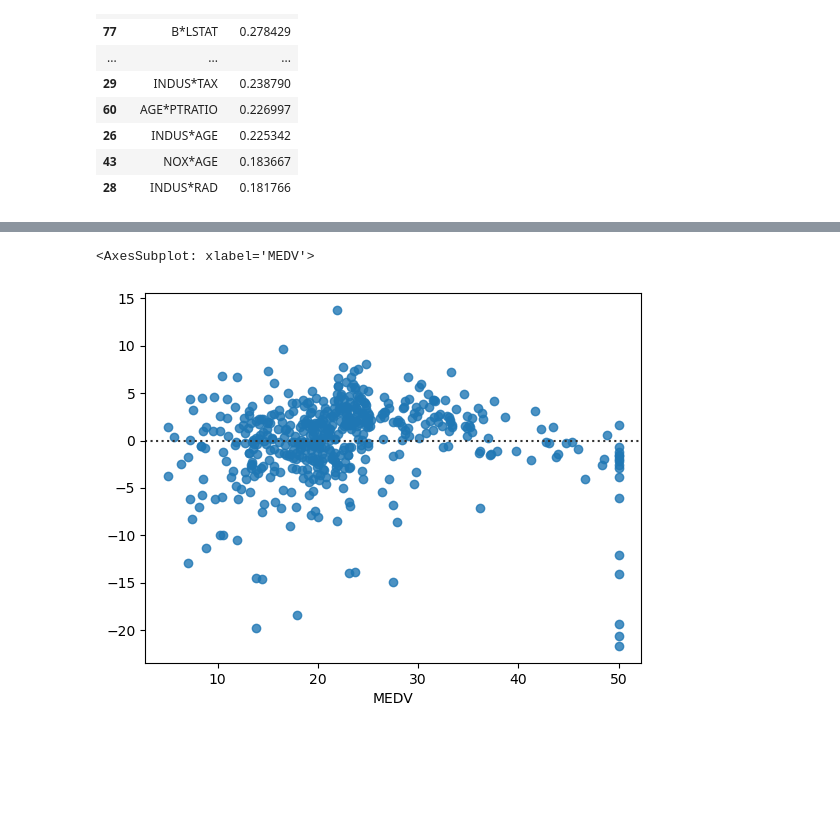
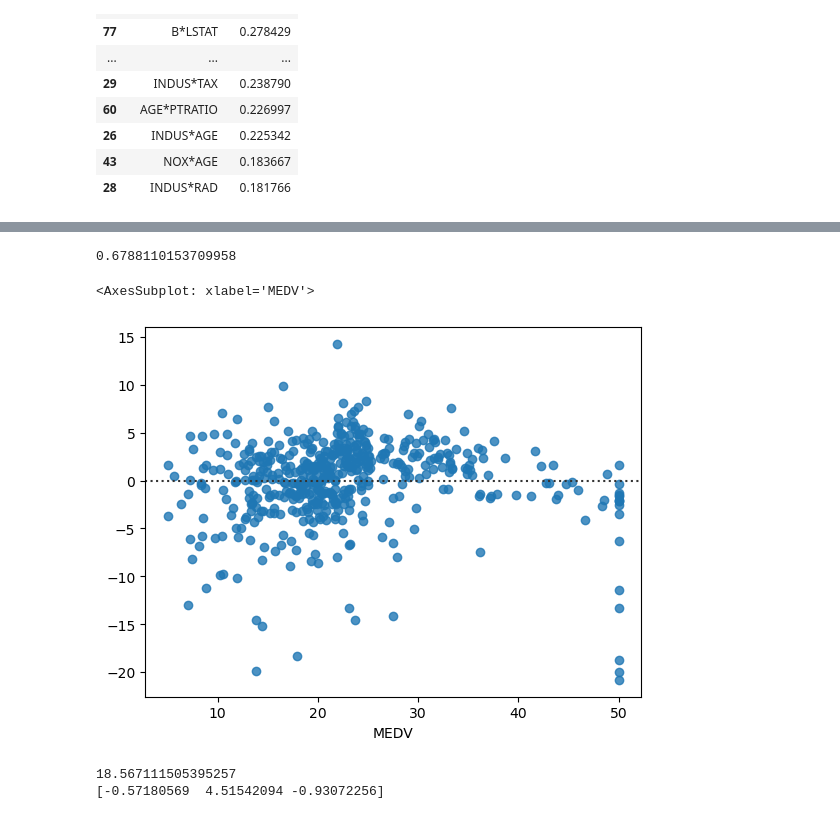
Before and after one commit to b-o-l-l-a/aes-eeng415, a Jupyter notebook: hw4/hw4.ipynb, the cells around one changed output, grey strips where cells are left out. Saved outputs shown, nothing was run; the diff lists cells and outputs as text; code cells hidden in the pictures; blank space fills up the shorter version.

```diff
--- a/hw4/hw4.ipynb
+++ b/hw4/hw4.ipynb
@@ -184,18 +191,27 @@ full_lm_df.sort_values("r_squared", ascending=False).head(25)
 final_lm = linear_model.LinearRegression()
 
 
-final_lm.fit(predictor_df_w_interactions[["INDUS*NOX", "LSTAT", "RM", "PTRATIO", "TAX"]], response_df)
-r_squared = final_lm.score(predictor_df_w_interactions[["INDUS*NOX", "LSTAT", "RM", "PTRATIO", "TAX"]], response_df)
+final_lm.fit(predictor_df_w_interactions[["INDUS*NOX", "LSTAT", "RM", "PTRATIO"]], response_df)
+r_squared = final_lm.score(predictor_df_w_interactions[["INDUS*NOX", "LSTAT", "RM", "PTRATIO"]], response_df)
+print(r_squared)
+# %% [output]
+0.6788110153709958
 # %%
 final_lm = linear_model.LinearRegression()
-final_lm.fit(predictor_df_w_interactions[["LSTAT", "RM", "PTRATIO", "TAX"]], response_df)
-r_squared = final_lm.score(predictor_df_w_interactions[["LSTAT", "RM", "PTRATIO", "TAX"]], response_df)
+final_lm.fit(predictor_df_w_interactions[["LSTAT", "RM", "PTRATIO"]], response_df)
+r_squared = final_lm.score(predictor_df_w_interactions[["LSTAT", "RM", "PTRATIO"]], response_df)
 
-y_predicted = final_lm.predict(predictor_df_w_interactions[["LSTAT", "RM", "PTRATIO", "TAX"]])
+y_predicted = final_lm.predict(predictor_df_w_interactions[["LSTAT", "RM", "PTRATIO"]])
 
 import seaborn as sns
 
 sns.residplot(x=response_df, y=y_predicted)
 # %% [output]
 <AxesSubplot: xlabel='MEDV'>
-[figure, old version]
+[figure, new version]
+# %%
+print(final_lm.intercept_)
+print(final_lm.coef_)
+# %% [output]
+18.567111505395257
+[-0.57180569  4.51542094 -0.93072256]
```
Also changed, not shown: parts of 3 cells of this notebook, 40 other files.
